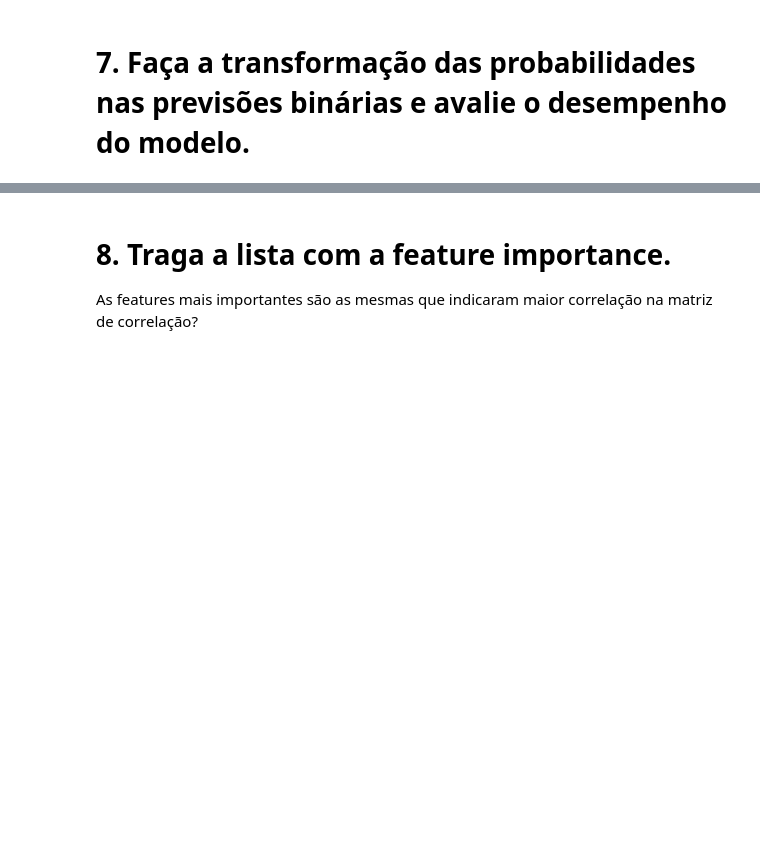
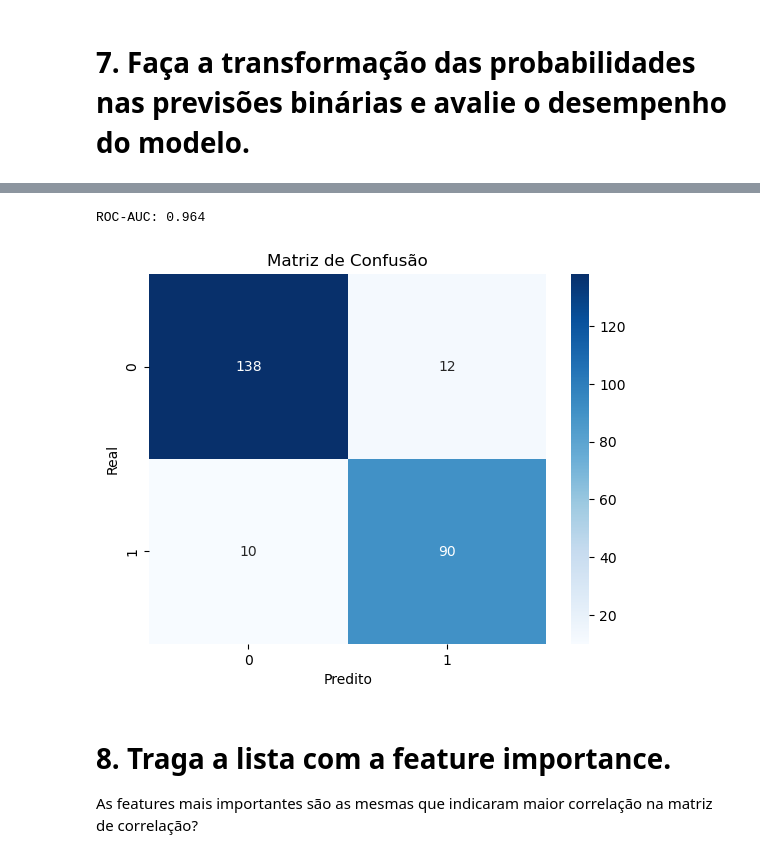
Before and after one commit to henry842/CarPurchaseXGBoost, a Jupyter notebook: MOD39_EXERCICIO.ipynb, the cells around one changed output, grey strips where cells are left out. Cells and saved outputs as stored; diff of their text form; code cells hidden in the pictures; blank space fills up the shorter version.

```diff
--- a/MOD39_EXERCICIO.ipynb
+++ b/MOD39_EXERCICIO.ipynb
@@ -84,0 +225,3 @@ Pesquise alguns hyperparametros na bibllioteca para utilizar, utilize ao menos 2
+# %%
+threshold = 0.5
+y_pred = (y_prob >= threshold).astype(int)
@@ -85,3 +241,22 @@ Pesquise alguns hyperparametros na bibllioteca para utilizar, utilize ao menos 2
+# %%
+from sklearn.metrics import roc_auc_score
+
+roc_auc = roc_auc_score(y_test, y_prob)
+print(f'ROC-AUC: {roc_auc:.3f}')
+# %% [output]
+ROC-AUC: 0.964
+# %%
+from sklearn.metrics import confusion_matrix
+
+cm = confusion_matrix(y_test, y_pred)
+
+sns.heatmap(cm, annot=True, fmt='d', cmap='Blues')
+plt.xlabel('Predito')
+plt.ylabel('Real')
+plt.title('Matriz de Confusão')
+plt.show()
+# %% [output]
+[figure, added]
 # %% [markdown]
 # 8. Traga a lista com a feature importance.
 As features mais importantes são as mesmas que indicaram maior correlação na matriz de correlação?
```
Also changed, not shown: parts of 27 cells of this notebook.
